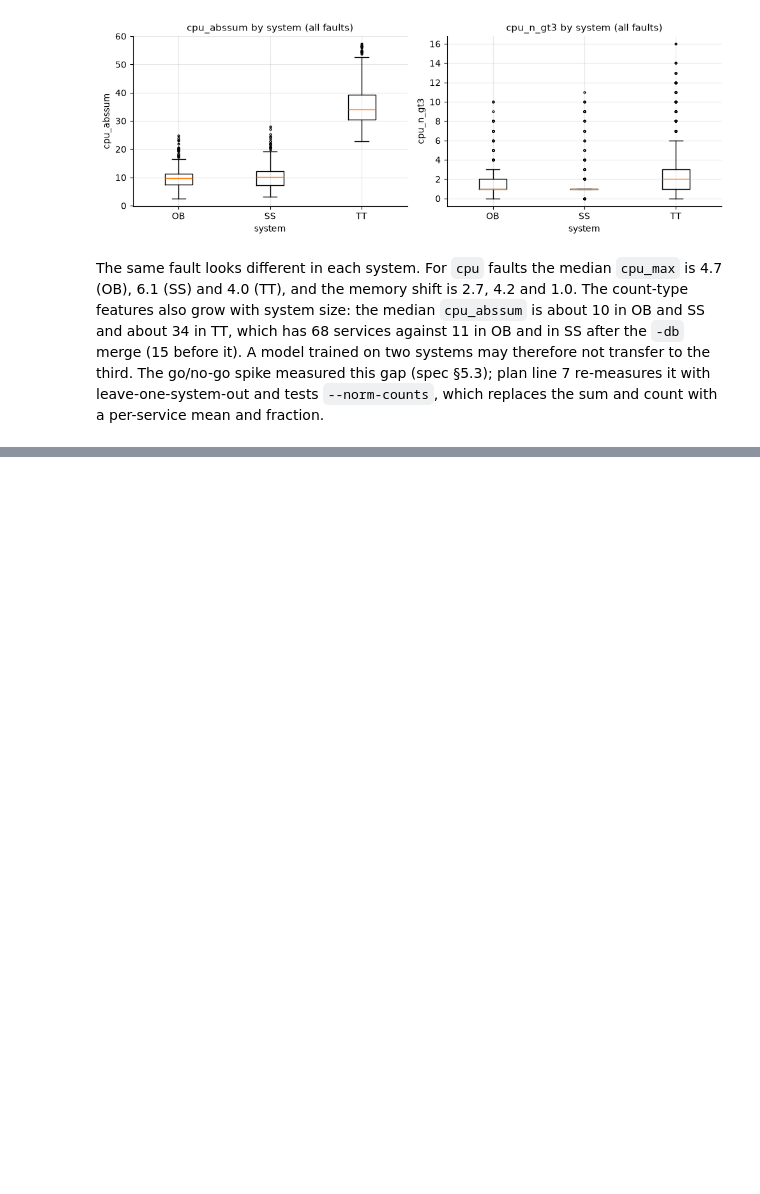
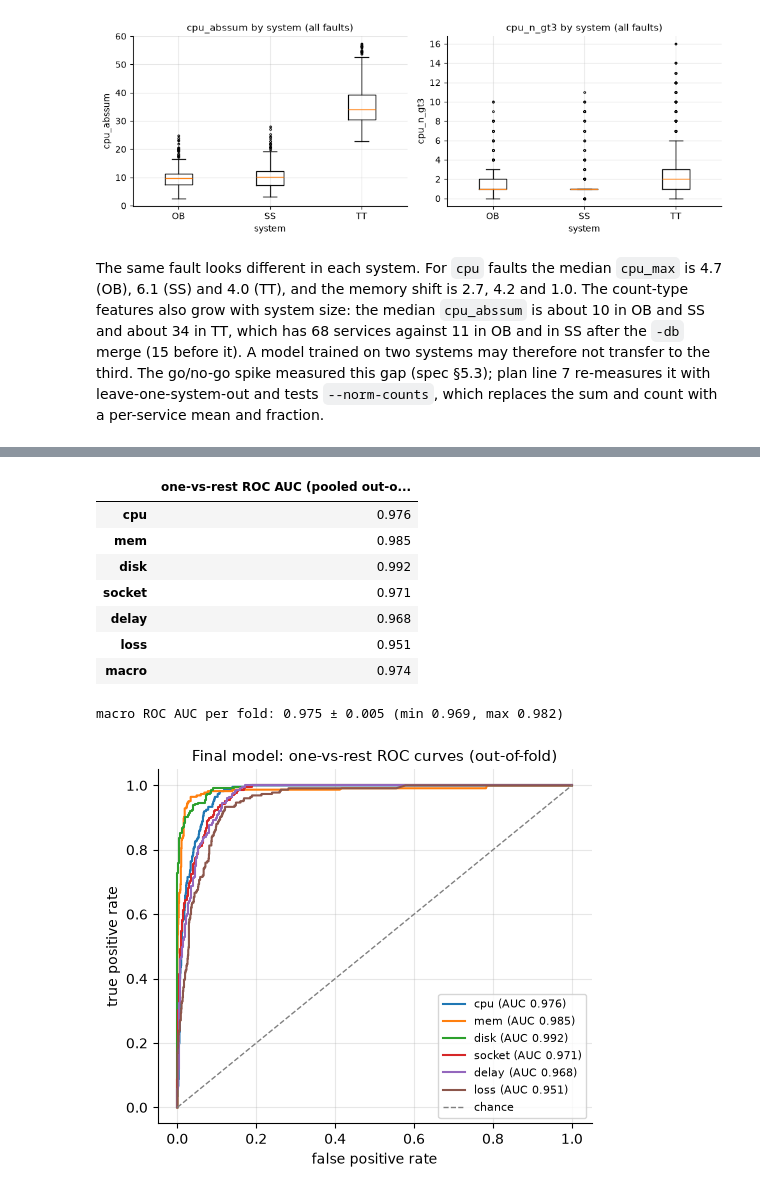
Before and after one commit to jennasrunbooks/faulttrack, a Jupyter notebook: notebook.ipynb, the cells around one changed output, grey strips where cells are left out. Drawn from its saved outputs; the diff is of its cells as text; code cells hidden in the pictures; blank space fills up the shorter version.

```diff
--- a/notebook.ipynb
+++ b/notebook.ipynb
@@ -801,0 +1149,46 @@ What this EDA tells us, and what it hands to the modeling section:
+# %%
+assert final.y_proba is not None and final.fold is not None
+auc = final.roc_auc_ovr
+assert auc is not None
+fold_auc = [
+    float(
+        np.mean(
+            [
+                roc_auc_score(
+                    final.y_true[final.fold == k] == label,
+                    final.y_proba[final.fold == k, i],
+                )
+                for i, label in enumerate(LABELS)
+            ]
+        )
+    )
+    for k in range(final.n_folds)
+]
+display(
+    pd.Series(auc, name="one-vs-rest ROC AUC (pooled out-of-fold)").round(3).to_frame()
+)
+print(
+    f"macro ROC AUC per fold: {np.mean(fold_auc):.3f} ± {np.std(fold_auc):.3f} (min {min(fold_auc):.3f}, max {max(fold_auc):.3f})"
+)
+
+fig, ax = plt.subplots(figsize=(5.6, 4.6))
+for i, label in enumerate(LABELS):
+    fpr, tpr, _ = roc_curve(final.y_true == label, final.y_proba[:, i])
+    ax.plot(fpr, tpr, label=f"{label} (AUC {auc[label]:.3f})")
+ax.plot([0, 1], [0, 1], color="grey", linestyle="--", linewidth=1, label="chance")
+ax.set_xlabel("false positive rate")
+ax.set_ylabel("true positive rate")
+ax.set_title("Final model: one-vs-rest ROC curves (out-of-fold)")
+ax.legend(fontsize=8, loc="lower right")
+plt.show()
+# %% [output]
+|  | one-vs-rest ROC AUC (pooled out-o... |
+| cpu | 0.976 |
+| mem | 0.985 |
+| disk | 0.992 |
+| socket | 0.971 |
+| delay | 0.968 |
+| loss | 0.951 |
+| macro | 0.974 |
+macro ROC AUC per fold: 0.975 ± 0.005 (min 0.969, max 0.982)
+[figure, added]
```
Also changed, not shown: parts of 42 cells of this notebook, 7 other files.
